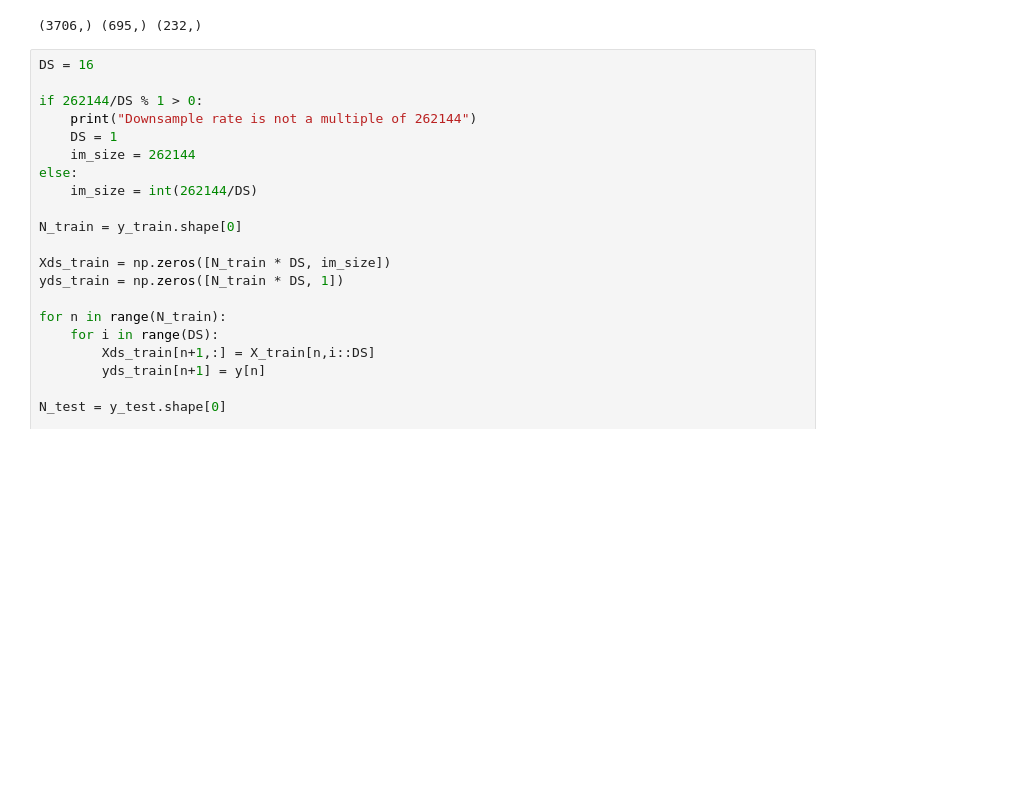
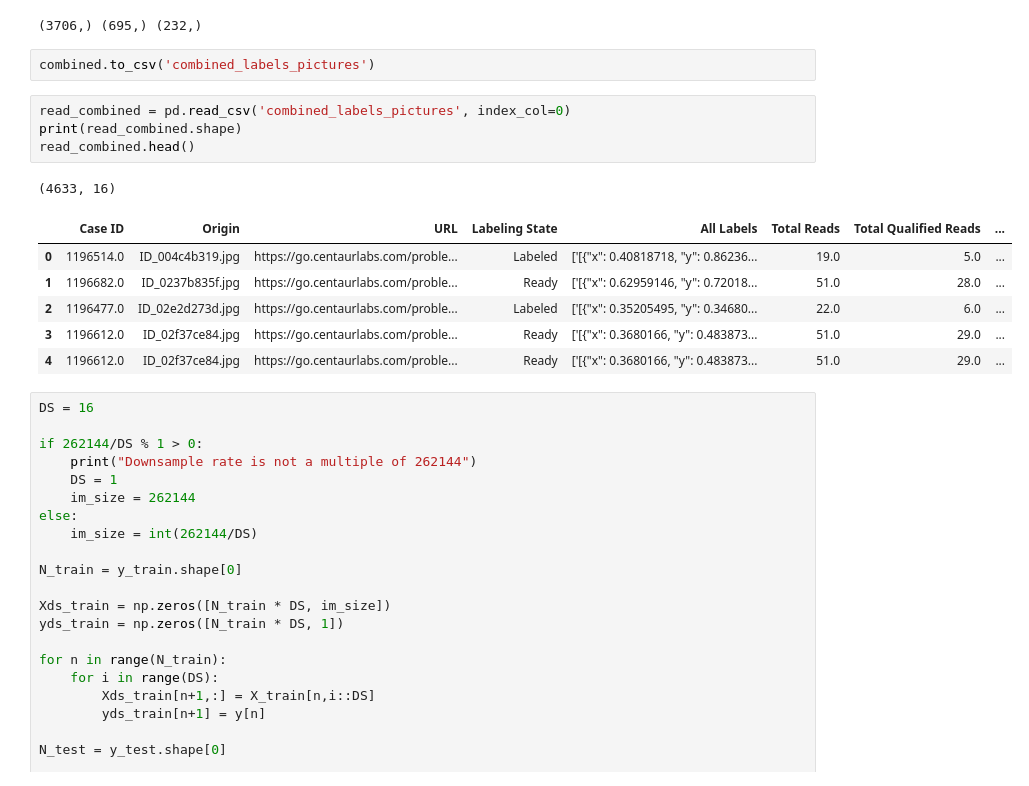
Before and after one commit to jramirezantonio/-Intracerebral-Brain-Hemorrhage-Classification, a Jupyter notebook: Final Project Data (1).ipynb, the cells around one changed output. Saved outputs shown, nothing was run; the diff lists cells and outputs as text; blank space fills up the shorter version.

Commit message:
export labels and pictures as CSV file

```diff
--- a/Final Project Data (1).ipynb
+++ b/Final Project Data (1).ipynb
@@ -299,6 +299,20 @@ X_test, X_valid, y_test, y_valid = train_test_split(X_test, y_test, test_size=0.
 print(y_train.shape, y_test.shape, y_valid.shape)
 # %% [output]
 (3706,) (695,) (232,)
+# %%
+combined.to_csv('combined_labels_pictures')
+# %%
+read_combined = pd.read_csv('combined_labels_pictures', index_col=0)
+print(read_combined.shape)
+read_combined.head()
+# %% [output]
+(4633, 16)
+|  | Case ID | Origin | URL | Labeling State | All Labels | Total Reads | Total Qualified Reads | ... |
+| 0 | 1196514.0 | ID_004c4b319.jpg | https://go.centaurlabs.com/proble... | Labeled | ['[{"x": 0.40818718, "y": 0.86236... | 19.0 | 5.0 | ... |
+| 1 | 1196682.0 | ID_0237b835f.jpg | https://go.centaurlabs.com/proble... | Ready | ['[{"x": 0.62959146, "y": 0.72018... | 51.0 | 28.0 | ... |
+| 2 | 1196477.0 | ID_02e2d273d.jpg | https://go.centaurlabs.com/proble... | Labeled | ['[{"x": 0.35205495, "y": 0.34680... | 22.0 | 6.0 | ... |
+| 3 | 1196612.0 | ID_02f37ce84.jpg | https://go.centaurlabs.com/proble... | Ready | ['[{"x": 0.3680166, "y": 0.483873... | 51.0 | 29.0 | ... |
+| 4 | 1196612.0 | ID_02f37ce84.jpg | https://go.centaurlabs.com/proble... | Ready | ['[{"x": 0.3680166, "y": 0.483873... | 51.0 | 29.0 | ... |
 # %%
 DS = 16
 
```
Also changed, not shown: parts of 11 cells of this notebook, 1 other file.
